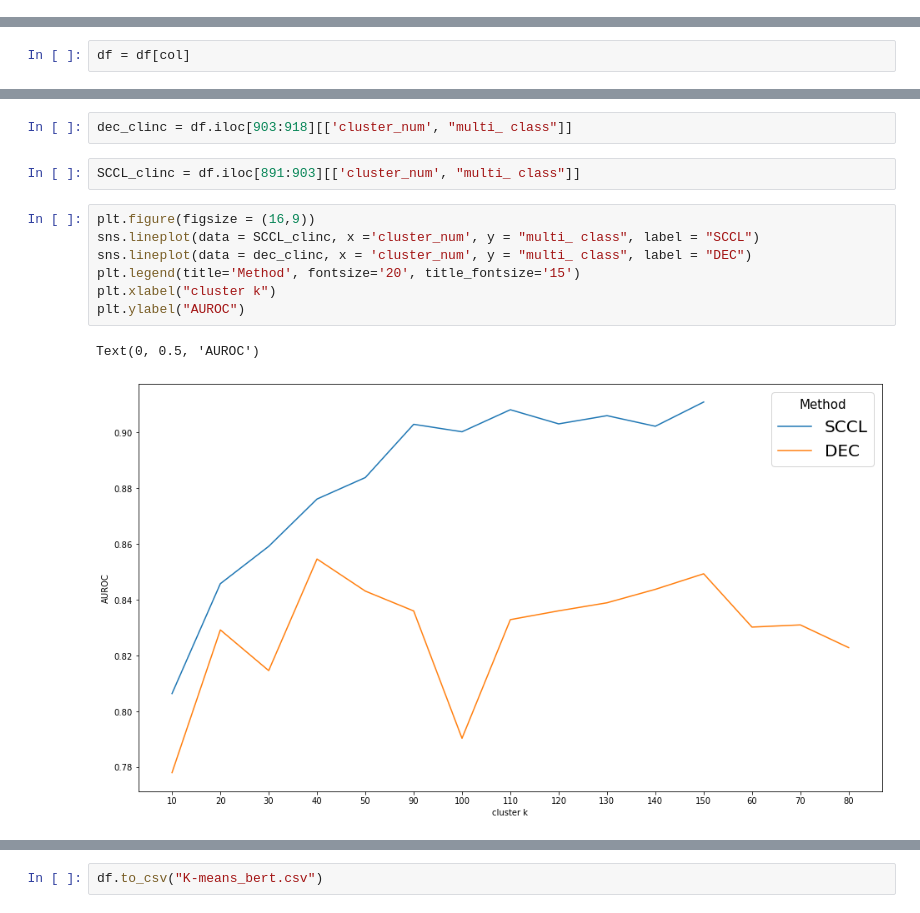
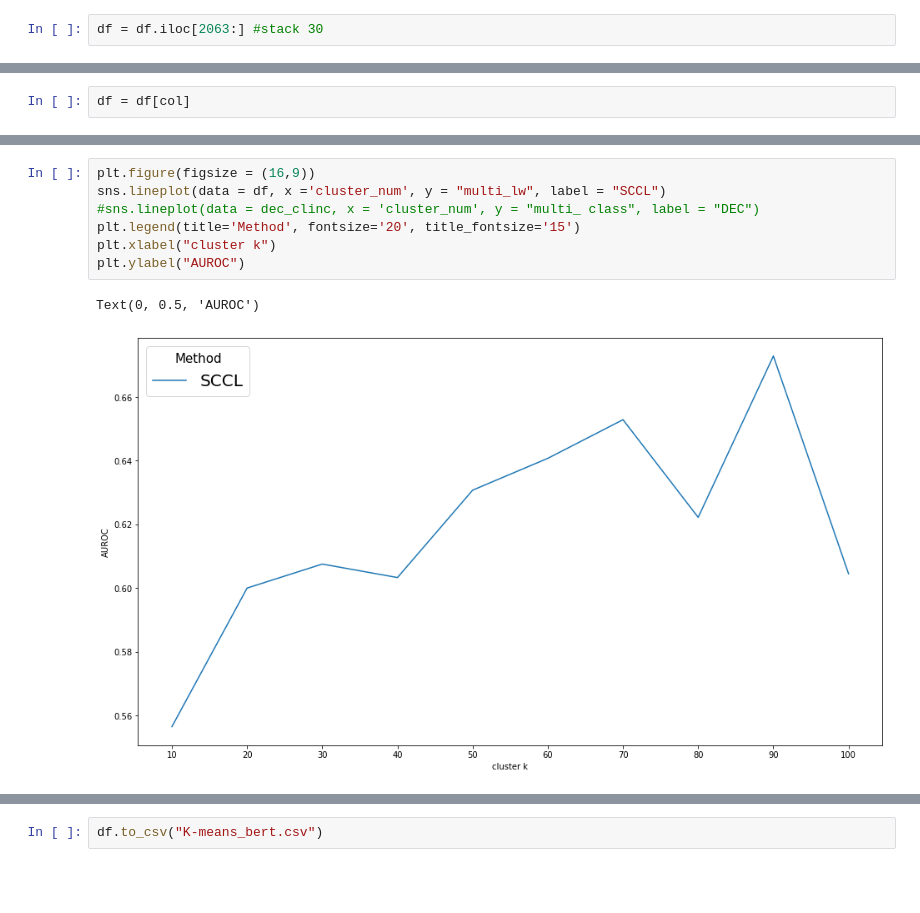
Before and after one commit to leebyounghan/PLL, a Jupyter notebook: CLAD-master/src/run_scripts/result.ipynb, the cells around one changed output, grey strips where cells are left out. Cells and saved outputs as stored; diff of their text form; blank space fills up the shorter version.

```diff
--- a/CLAD-master/src/run_scripts/result.ipynb
+++ b/CLAD-master/src/run_scripts/result.ipynb
@@ -50,0 +18,2 @@ Index(['Unnamed: 0', 'Unnamed: 0.1', 'Date', 'time', 'cluster_type',
+# %%
+df = df.iloc[2063:] #stack 30
@@ -76,14 +54,10 @@ df.tail(50)
-# %%
-dec_clinc = df.iloc[903:918][['cluster_num', "multi_ class"]]
-# %%
-SCCL_clinc = df.iloc[891:903][['cluster_num', "multi_ class"]]
 # %%
 plt.figure(figsize = (16,9))
-sns.lineplot(data = SCCL_clinc, x ='cluster_num', y = "multi_ class", label = "SCCL")
-sns.lineplot(data = dec_clinc, x = 'cluster_num', y = "multi_ class", label = "DEC")
+sns.lineplot(data = df, x ='cluster_num', y = "multi_lw", label = "SCCL")
+#sns.lineplot(data = dec_clinc, x = 'cluster_num', y = "multi_ class", label = "DEC")
 plt.legend(title='Method', fontsize='20', title_fontsize='15')
 plt.xlabel("cluster k")
 plt.ylabel("AUROC")
 # %% [output]
 Text(0, 0.5, 'AUROC')
-[figure, old version]
+[figure, new version]
```
Also changed, not shown: parts of 6 cells of this notebook, 51 other files.
